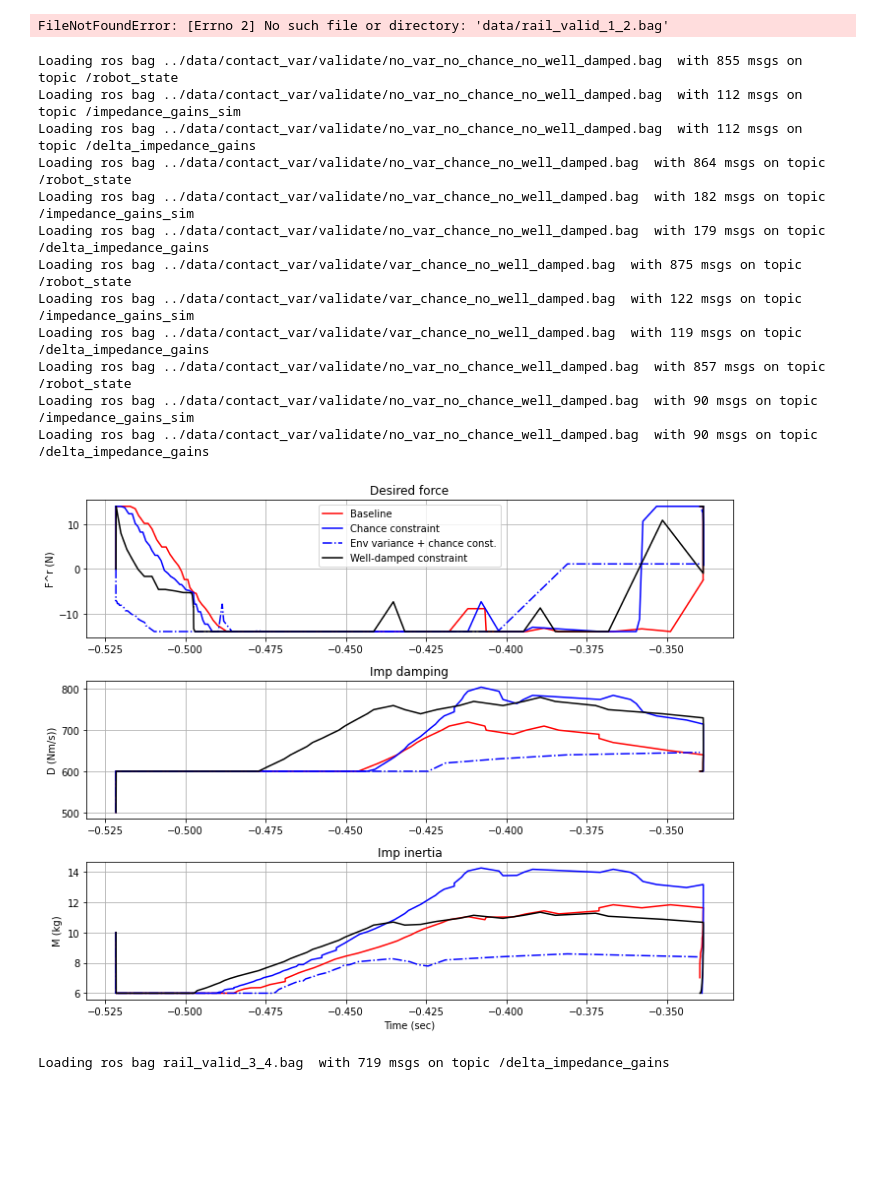
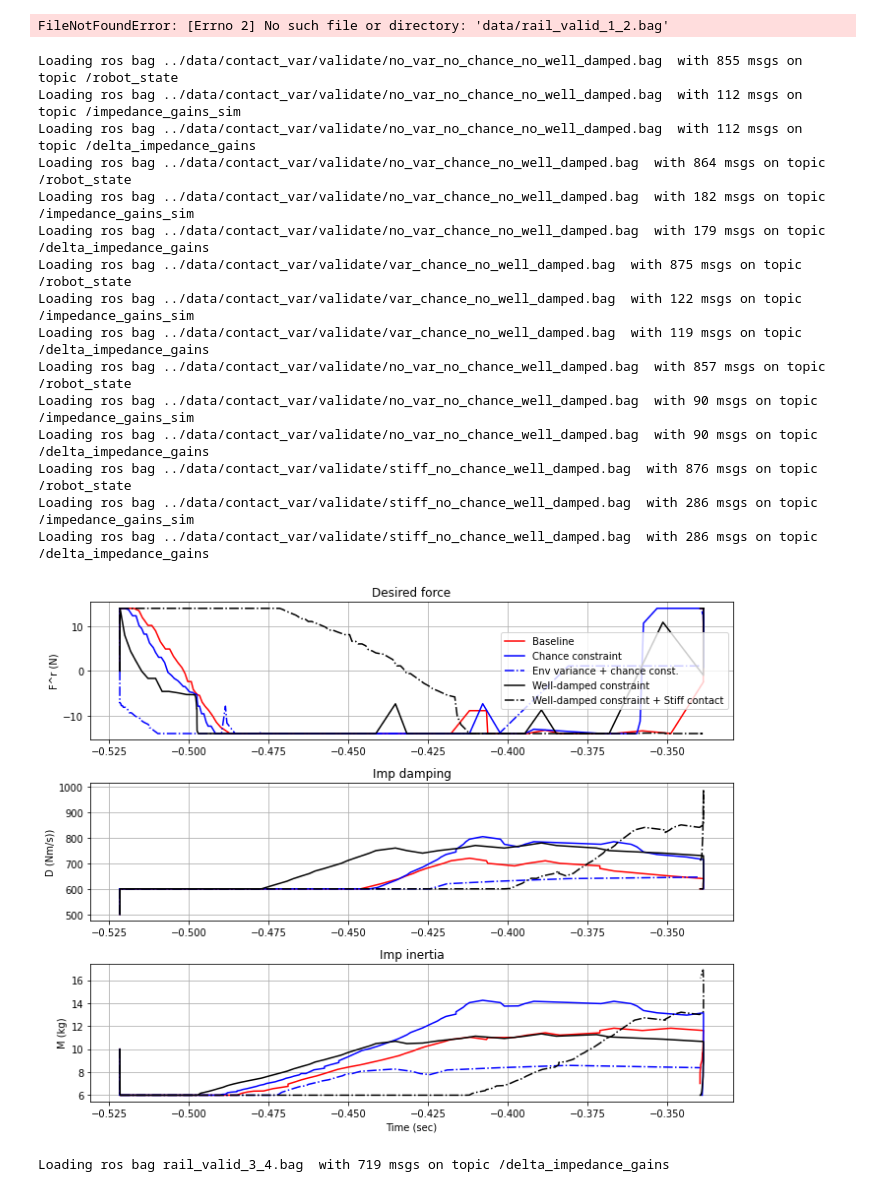
Before and after one commit to Jackyyaojk/gp_mpc, a Jupyter notebook: analysis/rosbag_plot.ipynb, the cells around one changed output. Saved outputs shown, nothing was run; the diff lists cells and outputs as text; code cells hidden in the pictures; blank space fills up the shorter version.

```diff
--- a/analysis/rosbag_plot.ipynb
+++ b/analysis/rosbag_plot.ipynb
@@ -197,13 +197,13 @@ baggies = [ 'no_var_no_chance_no_well_damped.bag',
             'no_var_chance_no_well_damped.bag',
             'var_chance_no_well_damped.bag',
             'no_var_no_chance_well_damped.bag',
-            #'stiff_no_chance_well_damped.bag',
+            'stiff_no_chance_well_damped.bag',
           ]
 namies = [ 'Baseline',
            'Chance constraint',
            'Env variance + chance const.',
            'Well-damped constraint',
-           #'Well-damped constraint + Stiff contact'
+           'Well-damped constraint + Stiff contact'
          ]
 fig, axs = plt.subplots(3, figsize=(10,8))
 #fig.suptitle("Contact with GP-MPC")
@@ -219,34 +219,37 @@ for bag, name in zip(baggies, namies):
     ind = 2
     #plt.figure(figsize=(6,3), dpi= 100)
 
     axs[0].plot(-state_msgs['pos'][2,:], delta_imp_msgs['Fd'][ind], col, label = name)
     #axs[0].plot(imp_msgs['t'], delta_imp_msgs['Fd'][ind], col, label = name)
     axs[1].plot(-state_msgs['pos'][2,:], imp_msgs['B'][ind], col)
     axs[2].plot(-state_msgs['pos'][2,:], imp_msgs['M'][ind], col)
 
 axs[0].legend()
 for i in range(3): axs[i].grid(True)
 #for i in range(3): axs[i].set_xlim([-0.525,-0.343])
 plt.xlabel('Time (sec)')
 axs[0].set(ylabel='F^r (N)', title = 'Desired force')
 axs[1].set(ylabel='D (Nm/s))', title = 'Imp damping')
 axs[2].set(ylabel='M (kg)', title = 'Imp inertia')
 plt.tight_layout()
 plt.show()
 # %% [output]
 Loading ros bag ../data/contact_var/validate/no_var_no_chance_no_well_damped.bag  with 855 msgs on topic /robot_state
 Loading ros bag ../data/contact_var/validate/no_var_no_chance_no_well_damped.bag  with 112 msgs on topic /impedance_gains_sim
 Loading ros bag ../data/contact_var/validate/no_var_no_chance_no_well_damped.bag  with 112 msgs on topic /delta_impedance_gains
 Loading ros bag ../data/contact_var/validate/no_var_chance_no_well_damped.bag  with 864 msgs on topic /robot_state
 Loading ros bag ../data/contact_var/validate/no_var_chance_no_well_damped.bag  with 182 msgs on topic /impedance_gains_sim
 Loading ros bag ../data/contact_var/validate/no_var_chance_no_well_damped.bag  with 179 msgs on topic /delta_impedance_gains
 Loading ros bag ../data/contact_var/validate/var_chance_no_well_damped.bag  with 875 msgs on topic /robot_state
 Loading ros bag ../data/contact_var/validate/var_chance_no_well_damped.bag  with 122 msgs on topic /impedance_gains_sim
 Loading ros bag ../data/contact_var/validate/var_chance_no_well_damped.bag  with 119 msgs on topic /delta_impedance_gains
 Loading ros bag ../data/contact_var/validate/no_var_no_chance_well_damped.bag  with 857 msgs on topic /robot_state
 Loading ros bag ../data/contact_var/validate/no_var_no_chance_well_damped.bag  with 90 msgs on topic /impedance_gains_sim
 Loading ros bag ../data/contact_var/validate/no_var_no_chance_well_damped.bag  with 90 msgs on topic /delta_impedance_gains
+Loading ros bag ../data/contact_var/validate/stiff_no_chance_well_damped.bag  with 876 msgs on topic /robot_state
+Loading ros bag ../data/contact_var/validate/stiff_no_chance_well_damped.bag  with 286 msgs on topic /impedance_gains_sim
+Loading ros bag ../data/contact_var/validate/stiff_no_chance_well_damped.bag  with 286 msgs on topic /delta_impedance_gains
-[figure, old version]
+[figure, new version]
 # %%
 # Plotting rail assembly over time
 # %matplotlib
```
Also changed, not shown: parts of 2 cells of this notebook, 6 other files.
